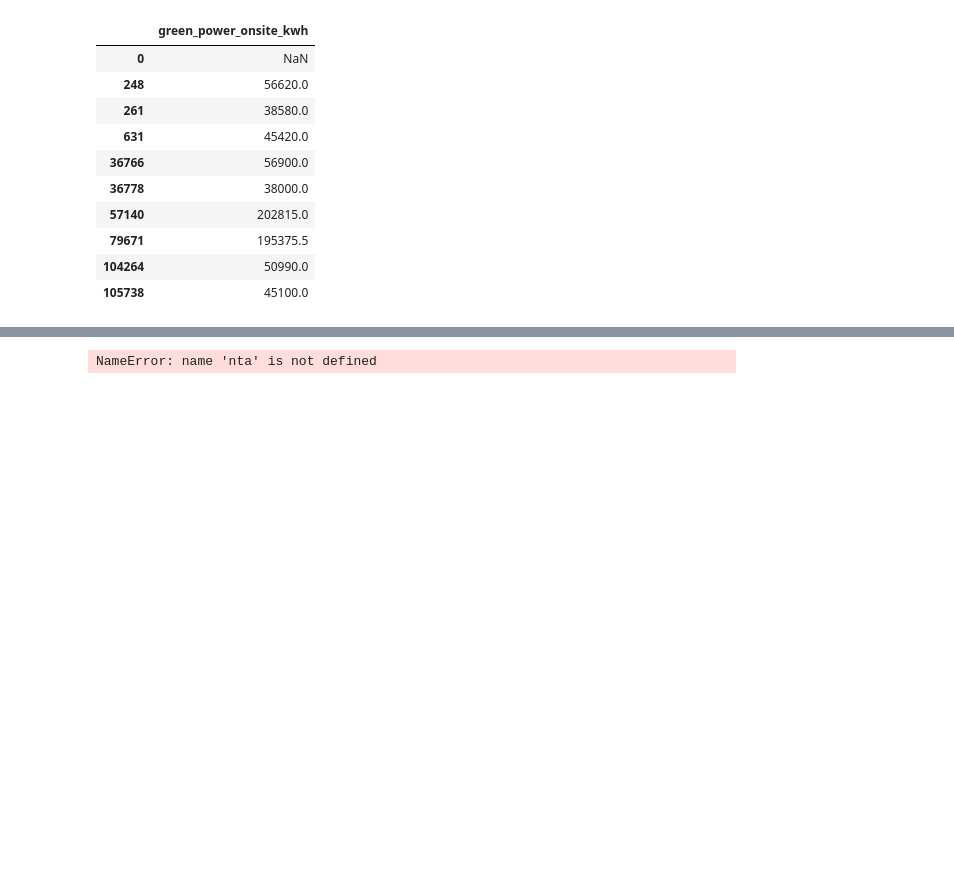
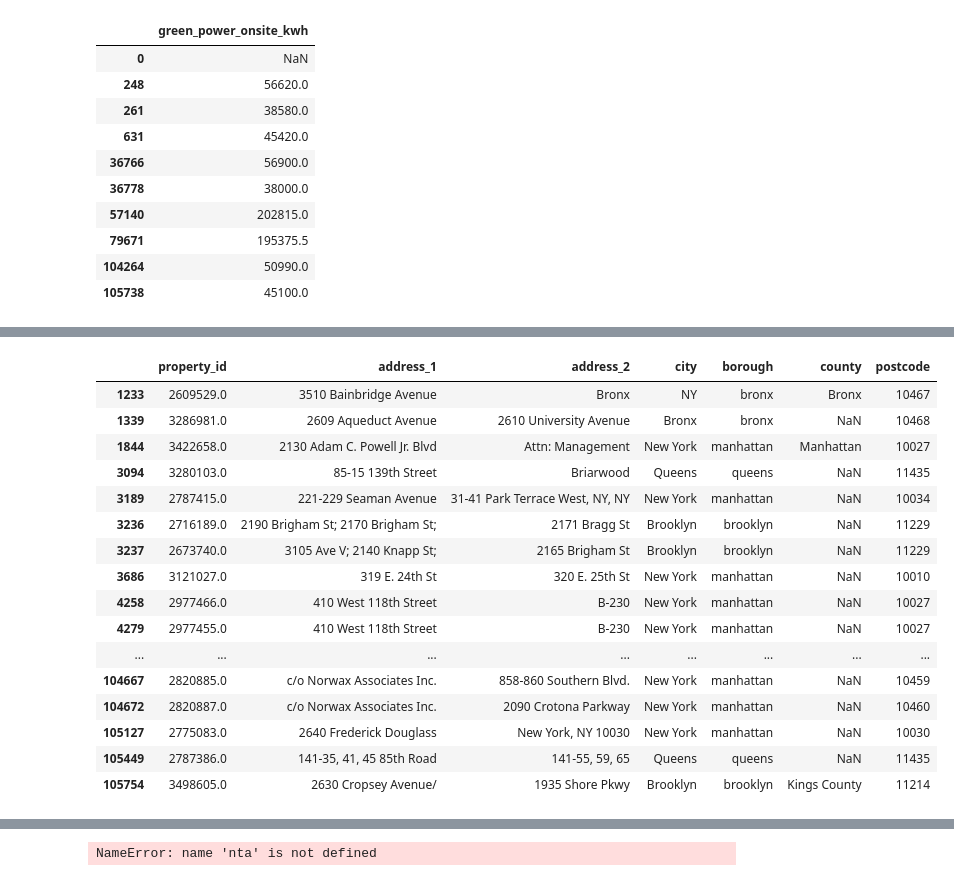
Before and after one commit to jhnboyy/CUNY_SPS_WORK, a Jupyter notebook: FALL2025/DATA698/BuildingDataWork_Part1.ipynb, the cells around one changed output, grey strips where cells are left out. Cells and saved outputs as stored; diff of their text form; code cells hidden in the pictures; blank space fills up the shorter version.

```diff
--- a/FALL2025/DATA698/BuildingDataWork_Part1.ipynb
+++ b/FALL2025/DATA698/BuildingDataWork_Part1.ipynb
@@ -556,0 +1021,6 @@ results_df.to_csv("results_geo.csv",index=False)
+# %%
+### Limit the resutlsd based on Building-specific Lat Long, not borough centroids.
+building_info_geocoded = building_info_geocoded[building_info_geocoded['geocode_tag'].isnull()]
+### NEEED TO ADD THE BBL BY ADDRESS.
+print(building_info_geocoded.shape)
+building_info_geocoded.to_csv("building_info_geocoded.csv",index=False)
@@ -880,7 +1511,8 @@ working_residential_tract = working_residential_geo.merge(
 # working_with_tract now has ct2010 / boroct2010 for each row
 # %%
 ## Saving information to Csv
-working_residential_tract.to_csv("working_residential_tract.csv",index=False)
+# working_residential_tract.to_csv("working_residential_tract.csv",index=False)
+working_residential_tract = pd.read_csv("working_residential_tract.csv")
 # %%
 ## limiting to certain 2010 and 2017?
 # %%
@@ -1130,3 +1748,11 @@ working_with_canopy_50ft[["green_power_onsite_kwh"]].drop_duplicates()
 | 79671 | 195375.5 |
 | 104264 | 50990.0 |
 | 105738 | 45100.0 |
+# %%
+noEnergy_investments = working_with_canopy_50ft[(working_with_canopy_50ft['investment_in_energy_projects'].isnull()
+                                                 & working_with_canopy_50ft['investment_in_energy_projects_1'].isnull()
+                                                &working_with_canopy_50ft['green_power_onsite_kwh'].isnull())]
+print(noEnergy_investments.groupby(["canopy_change_class"]).agg({"property_id":"nunique"}))
+noEnergy_investments['borough'] =  noEnergy_investments['county'].combine_first(noEnergy_investments['borough']).astype(str).str.lower()
+# noEnergy_investments = noEnergy_investments.drop(column=['city'])
+# noEnergy_investments.to_csv("noEnergy_investments.csv",index=False)
@@ -1132,0 +1770,2 @@ working_with_canopy_50ft[["green_power_onsite_kwh"]].drop_duplicates()
+# %%
+pd.options.display.max_rows = 500
@@ -1132,0 +1947,21 @@ working_with_canopy_50ft[["green_power_onsite_kwh"]].drop_duplicates()
+# %%
+
+noEnergy_investments[["property_id","address_1","address_2","city","borough","county","postcode"]][~noEnergy_investments["address_2"].isnull()].drop_duplicates()
+# %% [output]
+|  | property_id | address_1 | address_2 | city | borough | county | postcode |
+| 1233 | 2609529.0 | 3510 Bainbridge Avenue | Bronx | NY | bronx | Bronx | 10467 |
+| 1339 | 3286981.0 | 2609 Aqueduct Avenue | 2610 University Avenue | Bronx | bronx | NaN | 10468 |
+| 1844 | 3422658.0 | 2130 Adam C. Powell Jr. Blvd | Attn: Management | New York | manhattan | Manhattan | 10027 |
+| 3094 | 3280103.0 | 85-15 139th Street | Briarwood | Queens | queens | NaN | 11435 |
+| 3189 | 2787415.0 | 221-229 Seaman Avenue | 31-41 Park Terrace West, NY, NY | New York | manhattan | NaN | 10034 |
+| 3236 | 2716189.0 | 2190 Brigham St; 2170 Brigham St; | 2171 Bragg St | Brooklyn | brooklyn | NaN | 11229 |
+| 3237 | 2673740.0 | 3105 Ave V; 2140 Knapp St; | 2165 Brigham St | Brooklyn | brooklyn | NaN | 11229 |
+| 3686 | 3121027.0 | 319 E. 24th St | 320 E. 25th St | New York | manhattan | NaN | 10010 |
+| 4258 | 2977466.0 | 410 West 118th Street | B-230 | New York | manhattan | NaN | 10027 |
+| 4279 | 2977455.0 | 410 West 118th Street | B-230 | New York | manhattan | NaN | 10027 |
+| ... | ... | ... | ... | ... | ... | ... | ... |
+| 104667 | 2820885.0 | c/o Norwax Associates Inc. | 858-860 Southern Blvd. | New York | manhattan | NaN | 10459 |
+| 104672 | 2820887.0 | c/o Norwax Associates Inc. | 2090 Crotona Parkway | New York | manhattan | NaN | 10460 |
+| 105127 | 2775083.0 | 2640 Frederick Douglass | New York, NY 10030 | New York | manhattan | NaN | 10030 |
+| 105449 | 2787386.0 | 141-35, 41, 45 85th Road | 141-55, 59, 65 | Queens | queens | NaN | 11435 |
+| 105754 | 3498605.0 | 2630 Cropsey Avenue/ | 1935 Shore Pkwy | Brooklyn | brooklyn | Kings County | 11214 |
```
Also changed, not shown: parts of 79 cells of this notebook.
